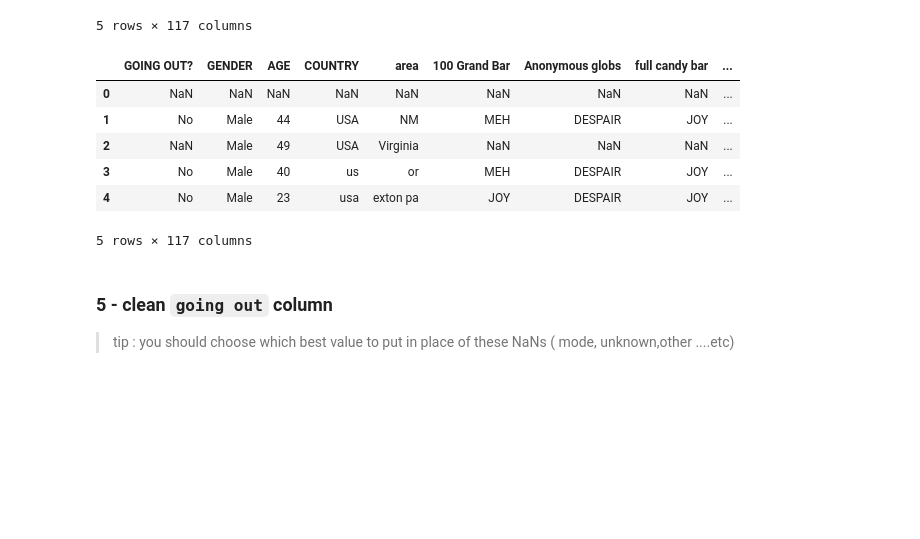
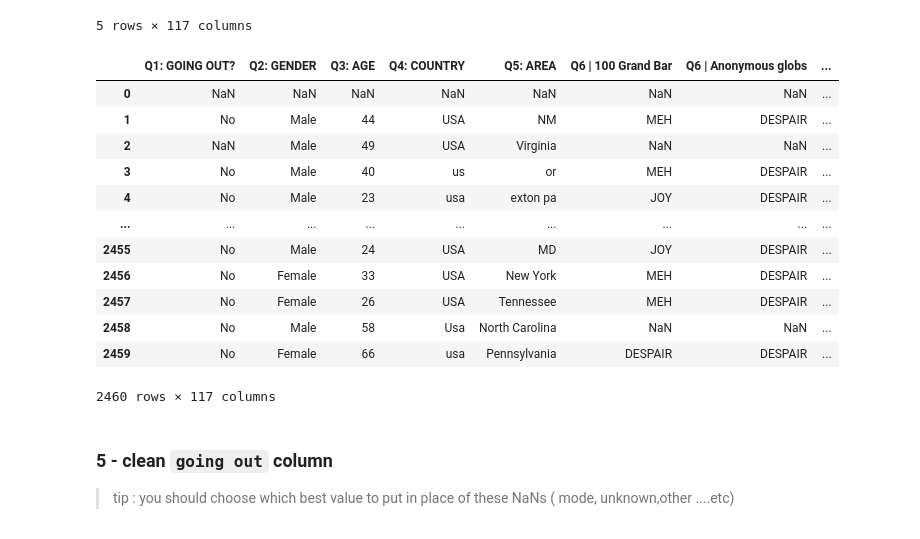
Before and after one commit to iCobra3/data_cleaning, a Jupyter notebook: candy_data_cleaning.ipynb, the cells around one changed output. Saved outputs shown, nothing was run; the diff lists cells and outputs as text; code cells hidden in the pictures; blank space fills up the shorter version.

```diff
--- a/candy_data_cleaning.ipynb
+++ b/candy_data_cleaning.ipynb
@@ -35,6 +35,6 @@
 import pandas as pd
 import numpy as nd
 # import matplotlib.pyplot as plt
-pd.options.display.max_columns
+# pd.options.display.max_columns
 
-df = pd.read_excel('candyhierarchy2017.xlsx')
+df = pd.read_excel('candyhierarchy2017.xlsx',  engine='openpyxl',)
@@ -90,41 +88,48 @@ df.head()
 | 4 | No | Male | 23 | usa | exton pa | JOY | ... |
 5 rows × 117 columns
 # %%
-names_map = {'Q6 | Anonymous brown globs that come in black and orange wrappers\t(a.k.a. Mary Janes)': 'Anonymous globs ',
-             'Q6 | Candy that is clearly just the stuff given out for free at restaurants':'cheap candy',
-             'Q6 | Sandwich-sized bags filled with BooBerry Crunch':"Booberry bags",
-             'Q6 | Real Housewives of Orange County Season 9 Blue-Ray':'Real Housewives',
+names_map = {'Q6 | Anonymous brown globs that come in black and orange wrappers\t(a.k.a. Mary Janes)': 'Q6 | Anonymous globs ',
+             'Q6 | Candy that is clearly just the stuff given out for free at restaurants':'Q6 | cheap candy',
+             'Q6 | Sandwich-sized bags filled with BooBerry Crunch':"Q6 | Booberry bags",
+             'Q6 | Real Housewives of Orange County Season 9 Blue-Ray':'Q6 | Real Housewives',
              'Q6 | Any full-sized candy bar':'full candy bar',
-             'Q6 | Vials of pure high fructose corn syrup, for main-lining into your vein':'corn syrup',
-             'Q6 | Those odd marshmallow circus peanut things	':'marshmallow circus peanuts',
-             'Q6 | Bonkers (the candy)':'Bonkers candy',
-             'Q6 | Bonkers (the board game)':'Bonkers board game',
-             'Q6 | Cash, or other forms of legal tender' : 'legal tender',
-             'Q6 | Chick-o-Sticks (we don’t know what that is)':'chick sticks candy',
-             'Q5: STATE, PROVINCE, COUNTY, ETC':'AREA'
+             'Q6 | Vials of pure high fructose corn syrup, for main-lining into your vein':'Q6 | corn syrup',
+             'Q6 | Those odd marshmallow circus peanut things	':'Q6 | marshmallow circus peanuts',
+             'Q6 | Bonkers (the candy)':'Q6 | Bonkers candy',
+             'Q6 | Bonkers (the board game)':'Q6 | Bonkers board game',
+             'Q6 | Cash, or other forms of legal tender' : 'Q6 | legal tender',
+             'Q6 | Chick-o-Sticks (we don’t know what that is)':'Q6 | chick sticks candy',
+             'Q5: STATE, PROVINCE, COUNTY, ETC':'Q5: AREA'
              }
 df = df.rename(columns = names_map,)
+df
+# %% [output]
+|  | Q1: GOING OUT? | Q2: GENDER | Q3: AGE | Q4: COUNTRY | Q5: AREA | Q6 | 100 Grand Bar | Q6 | Anonymous globs | ... |
+| 0 | NaN | NaN | NaN | NaN | NaN | NaN | NaN | ... |
+| 1 | No | Male | 44 | USA | NM | MEH | DESPAIR | ... |
+| 2 | NaN | Male | 49 | USA | Virginia | NaN | NaN | ... |
+| 3 | No | Male | 40 | us | or | MEH | DESPAIR | ... |
+| 4 | No | Male | 23 | usa | exton pa | JOY | DESPAIR | ... |
+| ... | ... | ... | ... | ... | ... | ... | ... | ... |
+| 2455 | No | Male | 24 | USA | MD | JOY | DESPAIR | ... |
+| 2456 | No | Female | 33 | USA | New York | MEH | DESPAIR | ... |
+| 2457 | No | Female | 26 | USA | Tennessee | MEH | DESPAIR | ... |
+| 2458 | No | Male | 58 | Usa | North Carolina | NaN | NaN | ... |
+| 2459 | No | Female | 66 | usa | Pennsylvania | DESPAIR | DESPAIR | ... |
+2460 rows × 117 columns
 # %%
-#cleaning useless redundancy
-columns = list(df.columns)
-new_col = []
-for col in columns:
-  if ':' in col :
-    new_col.append(col.split(':')[1].strip())
-  elif '|' in col :
-    new_col.append(col.split('|')[1].strip())
-  else :
-    new_col.append(col)
-df.columns = new_col
-df.head()
+# # cleaning useless redundancy
+# columns = list(df.columns)
+# new_col = []
+# for col in columns:
+#   if ':' in col :
+#     new_col.append(col.split(':')[1].strip())
+#   elif '|' in col :
+#     new_col.append(col.split('|')[1].strip())
+#   else :
+#     new_col.append(col)
+# df.columns = new_col
+# df.head()
-# %% [output]
-|  | GOING OUT? | GENDER | AGE | COUNTRY | area | 100 Grand Bar | Anonymous globs | full candy bar | ... |
-| 0 | NaN | NaN | NaN | NaN | NaN | NaN | NaN | NaN | ... |
-| 1 | No | Male | 44 | USA | NM | MEH | DESPAIR | JOY | ... |
-| 2 | NaN | Male | 49 | USA | Virginia | NaN | NaN | NaN | ... |
-| 3 | No | Male | 40 | us | or | MEH | DESPAIR | JOY | ... |
-| 4 | No | Male | 23 | usa | exton pa | JOY | DESPAIR | JOY | ... |
-5 rows × 117 columns
 # %% [markdown]
 ### 5 - clean `going out` column
 > tip : you should choose which best value to put in place of these NaNs ( mode, unknown,other ....etc)
```
Also changed, not shown: parts of 19 cells of this notebook.
